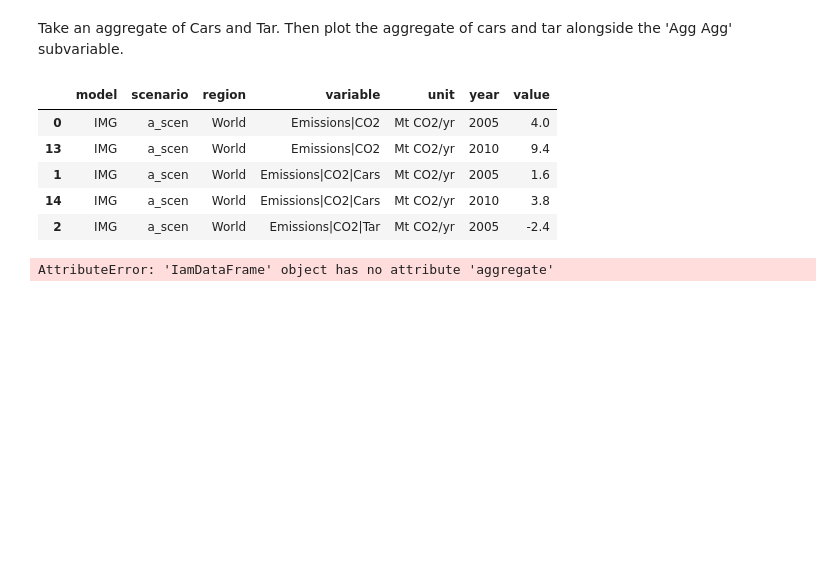
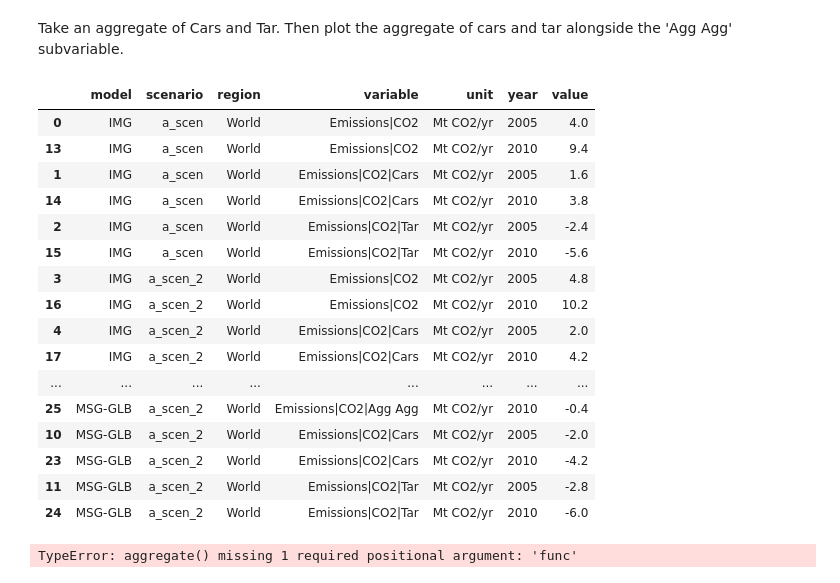
Before and after one commit to IAMconsortium/pyam, a Jupyter notebook: doc/source/tutorials/plot_aggregated_variables.ipynb, the cells around one changed output. Cells and saved outputs as stored; diff of their text form; code cells hidden in the pictures; blank space fills up the shorter version.

```diff
--- a/doc/source/tutorials/plot_aggregated_variables.ipynb
+++ b/doc/source/tutorials/plot_aggregated_variables.ipynb
@@ -221,15 +250,22 @@ stack_plot_emissions(sdf, sdf.variables())
 # %% [markdown]
 Take an aggregate of Cars and Tar. Then plot the aggregate of cars and tar alongside the 'Agg Agg' subvariable.
 # %%
-df.head()
+df.data
 # %% [output]
 |  | model | scenario | region | variable | unit | year | value |
 | 0 | IMG | a_scen | World | Emissions|CO2 | Mt CO2/yr | 2005 | 4.0 |
 | 13 | IMG | a_scen | World | Emissions|CO2 | Mt CO2/yr | 2010 | 9.4 |
 | 1 | IMG | a_scen | World | Emissions|CO2|Cars | Mt CO2/yr | 2005 | 1.6 |
 | 14 | IMG | a_scen | World | Emissions|CO2|Cars | Mt CO2/yr | 2010 | 3.8 |
 | 2 | IMG | a_scen | World | Emissions|CO2|Tar | Mt CO2/yr | 2005 | -2.4 |
+| 15 | IMG | a_scen | World | Emissions|CO2|Tar | Mt CO2/yr | 2010 | -5.6 |
+| 3 | IMG | a_scen_2 | World | Emissions|CO2 | Mt CO2/yr | 2005 | 4.8 |
+| 16 | IMG | a_scen_2 | World | Emissions|CO2 | Mt CO2/yr | 2010 | 10.2 |
+| 4 | IMG | a_scen_2 | World | Emissions|CO2|Cars | Mt CO2/yr | 2005 | 2.0 |
+| 17 | IMG | a_scen_2 | World | Emissions|CO2|Cars | Mt CO2/yr | 2010 | 4.2 |
+| ... | ... | ... | ... | ... | ... | ... | ... |
+| 25 | MSG-GLB | a_scen_2 | World | Emissions|CO2|Agg Agg | Mt CO2/yr | 2010 | -0.4 |
+| 10 | MSG-GLB | a_scen_2 | World | Emissions|CO2|Cars | Mt CO2/yr | 2005 | -2.0 |
+| 23 | MSG-GLB | a_scen_2 | World | Emissions|CO2|Cars | Mt CO2/yr | 2010 | -4.2 |
+| 11 | MSG-GLB | a_scen_2 | World | Emissions|CO2|Tar | Mt CO2/yr | 2005 | -2.8 |
+| 24 | MSG-GLB | a_scen_2 | World | Emissions|CO2|Tar | Mt CO2/yr | 2010 | -6.0 |
-# %%
-df.aggregate
-# %% [output]
-AttributeError: 'IamDataFrame' object has no attribute 'aggregate'
@@ -235,0 +274,6 @@ AttributeError: 'IamDataFrame' object has no attribute 'aggregate'
+# %%
+tdf.aggregate(variable='Cars+Tar',
+              components=['Emissions|CO2|Cars','Emissions|CO2|Tar'],
+              append=True)
+# %% [output]
+TypeError: aggregate() missing 1 required positional argument: 'func'
```
Also changed, not shown: parts of 5 cells of this notebook.
